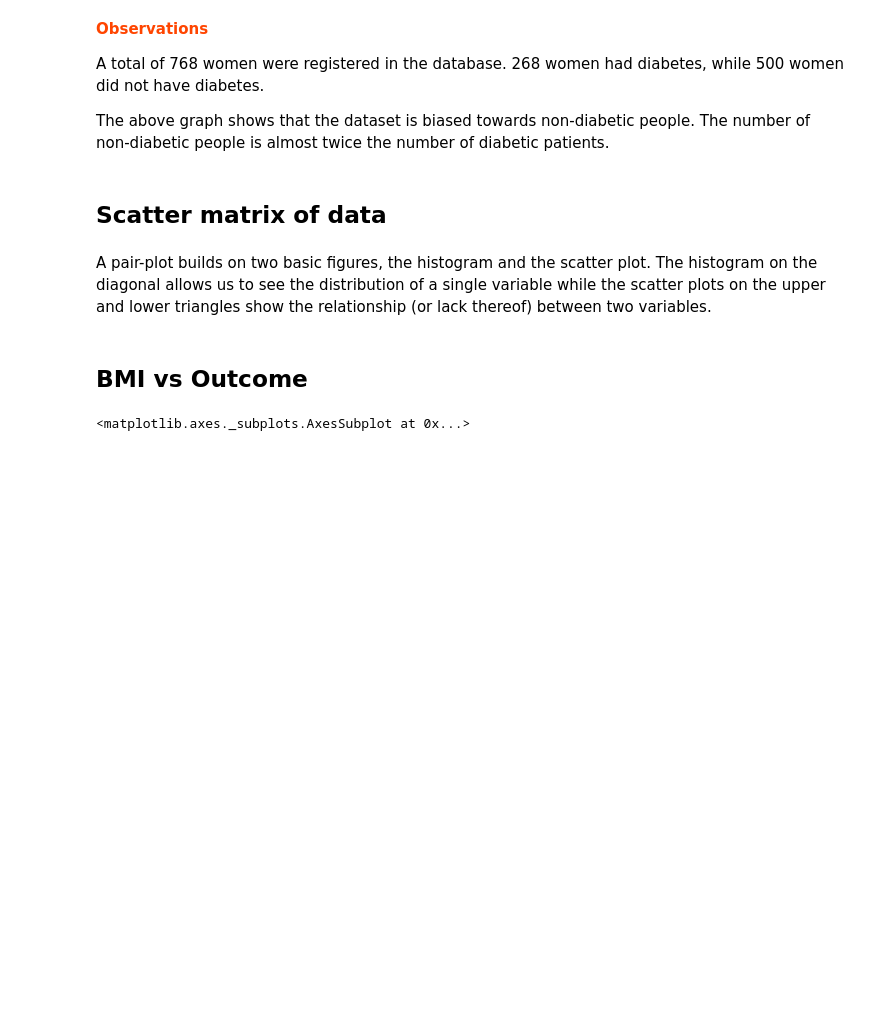
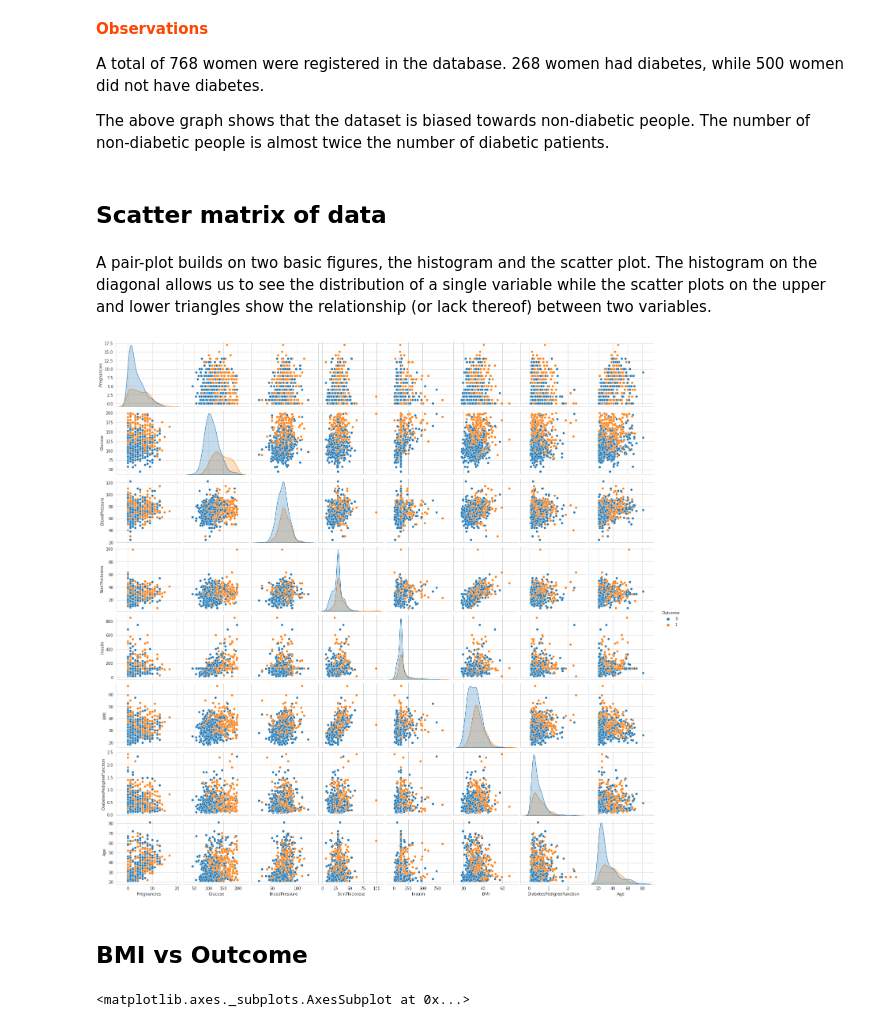
Before and after one commit to Eshan-Sharma/fmml2021, a Jupyter notebook: Project_Work/Project3_Module4_FMML20210190.ipynb, the cells around one changed output. Saved outputs shown, nothing was run; the diff lists cells and outputs as text; code cells hidden in the pictures; blank space fills up the shorter version.

```diff
--- a/Project_Work/Project3_Module4_FMML20210190.ipynb
+++ b/Project_Work/Project3_Module4_FMML20210190.ipynb
@@ -165,6 +178,10 @@ The above graph shows that the dataset is biased towards non-diabetic people. Th
 A pair-plot builds on two basic figures, the histogram and the scatter plot. The histogram on the diagonal allows us to see the distribution of a single variable while the scatter plots on the upper and lower triangles show the relationship (or lack thereof) between two variables.
 # %%
 ## TASK-2: Display a pairplot using Seaborn for the diabetes dataset, with the 'outcome' as the hue.
+sns.pairplot(diabetes_data, hue = 'Outcome', data = diabetes_data)
+plt.show()
+# %% [output]
+[figure, added]
 # %% [markdown]
 ## BMI vs Outcome
 # %%
```
Also changed, not shown: parts of 8 cells of this notebook.
